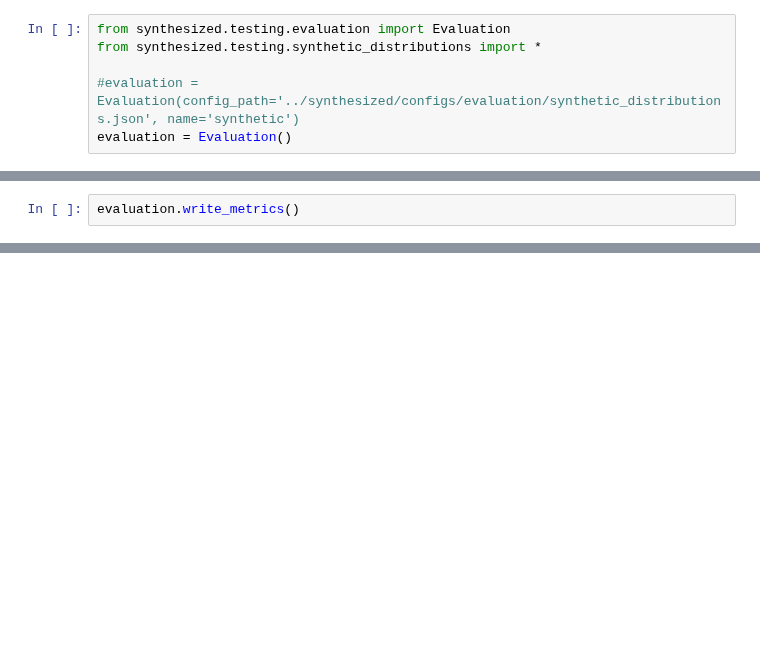
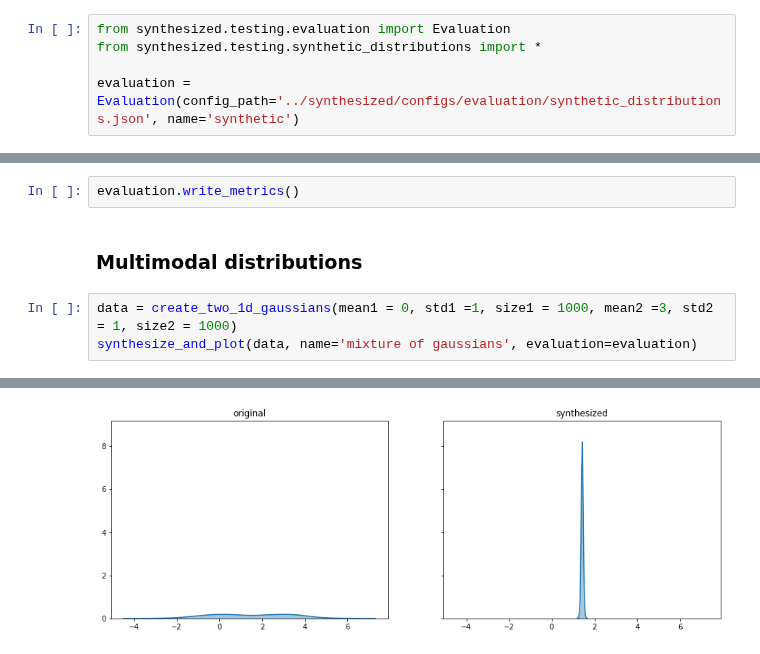
Before and after one commit to synthesized-io/insight, a Jupyter notebook: evaluation/synthetic_distributions.ipynb, the cells around one changed output, grey strips where cells are left out. Drawn from its saved outputs; the diff is of its cells as text; blank space fills up the shorter version.

Commit message:
multimodal distributions

```diff
--- a/evaluation/synthetic_distributions.ipynb
+++ b/evaluation/synthetic_distributions.ipynb
@@ -16,8 +19,7 @@ os.chdir(os.path.split(workbookDir)[0])
 from synthesized.testing.evaluation import Evaluation
 from synthesized.testing.synthetic_distributions import *
 
-#evaluation = Evaluation(config_path='../synthesized/configs/evaluation/synthetic_distributions.json', name='synthetic')
-evaluation = Evaluation()
+evaluation = Evaluation(config_path='../synthesized/configs/evaluation/synthetic_distributions.json', name='synthetic')
 # %% [markdown]
 ### Gauss "ball" outside of center
 # %%
@@ -76,3 +78,9 @@ data = create_power_law_categorical(n_classes=10, size=10000)
 synthesize_and_plot(data, name='categorical_powerlaw', evaluation=evaluation)
 # %%
 evaluation.write_metrics()
+# %% [markdown]
+### Multimodal distributions
+# %%
+data = create_two_1d_gaussians(mean1 = 0, std1 =1, size1 = 1000, mean2 =3, std2 = 1, size2 = 1000)
+synthesize_and_plot(data, name='mixture of gaussians', evaluation=evaluation)
+# %% [output]
@@ -78,0 +88 @@ evaluation.write_metrics()
+[figure, added]
```
Also changed, not shown: parts of 4 cells of this notebook, 1 other file.
